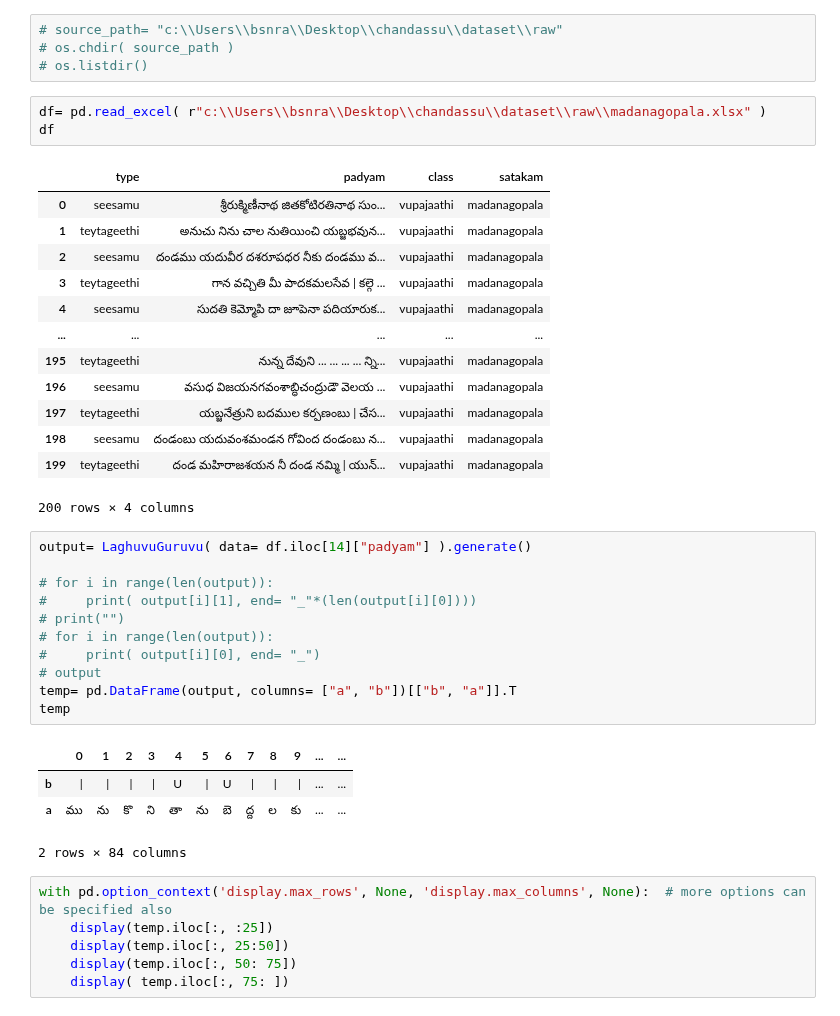
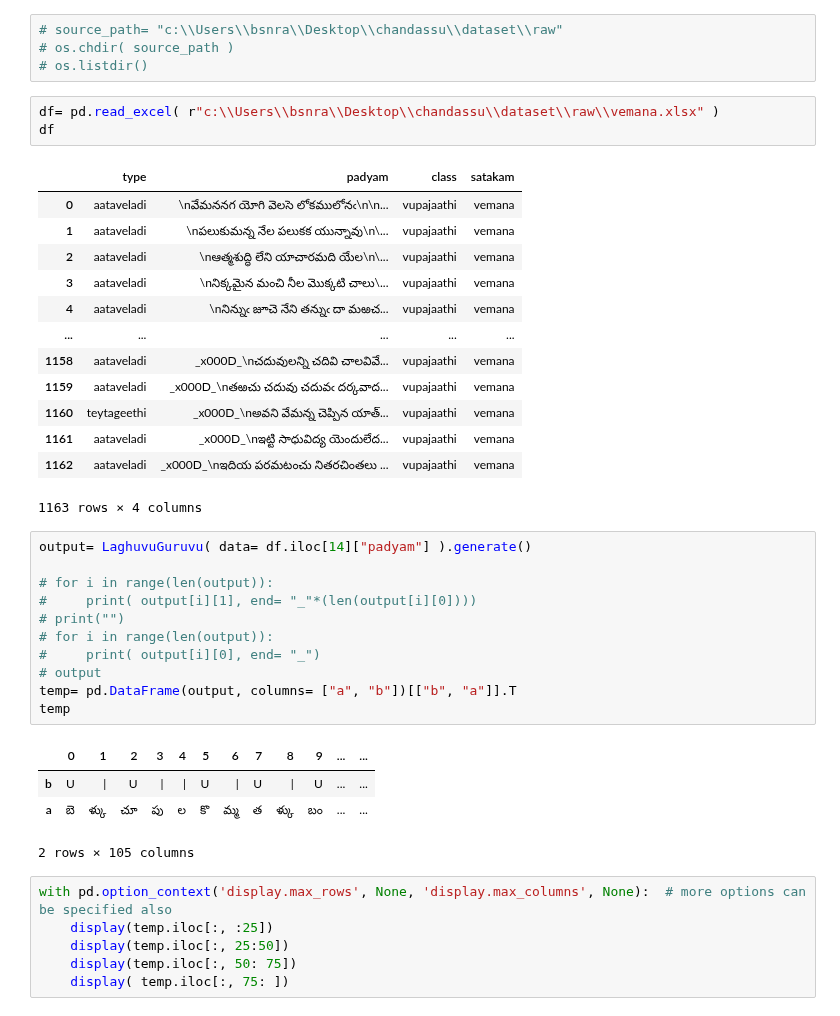
Before and after one commit to BodduSriPavan-111/chandassu, a Jupyter notebook: examples/example.ipynb, the cells around one changed output. Cells and saved outputs as stored; diff of their text form.

```diff
--- a/examples/example.ipynb
+++ b/examples/example.ipynb
@@ -47,22 +47,22 @@ import pandas as pd
 # os.chdir( source_path )
 # os.listdir()
 # %%
-df= pd.read_excel( r"c:\\Users\\bsnra\\Desktop\\chandassu\\dataset\\raw\\madanagopala.xlsx" )
+df= pd.read_excel( r"c:\\Users\\bsnra\\Desktop\\chandassu\\dataset\\raw\\vemana.xlsx" )
 df
 # %% [output]
 |  | type | padyam | class | satakam |
-| 0 | seesamu | శ్రీరుక్మిణీనాథ జితకోటిరతినాథ సుం... | vupajaathi | madanagopala |
-| 1 | teytageethi | అనుచు నిను చాల నుతియించి యబ్జభవున... | vupajaathi | madanagopala |
-| 2 | seesamu | దండము యదువీర దశరూపధర నీకు దండము వ... | vupajaathi | madanagopala |
-| 3 | teytageethi | గాన వచ్చితి మీ పాదకమలసేవ | కల్గె ... | vupajaathi | madanagopala |
-| 4 | seesamu | సుదతి కెమ్మోపి దా జూపెనా పదియారుక... | vupajaathi | madanagopala |
+| 0 | aataveladi | \nవేమననగ యోగి వెలసె లోకములోనఁ\n\n... | vupajaathi | vemana |
+| 1 | aataveladi | \nపలుకుమన్న నేల పలుకక యున్నావు\n\... | vupajaathi | vemana |
+| 2 | aataveladi | \nఆత్మశుద్ధి లేని యాచారమది యేల\n\... | vupajaathi | vemana |
+| 3 | aataveladi | \nనిక్కమైన మంచి నీల మొక్కటి చాలు\... | vupajaathi | vemana |
+| 4 | aataveladi | \nనిన్నుఁ జూచె నేని తన్నుఁ దా మఱచ... | vupajaathi | vemana |
 | ... | ... | ... | ... | ... |
-| 195 | teytageethi | నున్న దేవుని ... ... ... ... న్ని... | vupajaathi | madanagopala |
-| 196 | seesamu | వసుధ విజయనగవంశాబ్ధిచంద్రుడౌ వెలయ ... | vupajaathi | madanagopala |
-| 197 | teytageethi | యబ్జనేత్రుని బదముల కర్పణంబు | చేస... | vupajaathi | madanagopala |
-| 198 | seesamu | దండంబు యదువంశమండన గోవింద దండంబు న... | vupajaathi | madanagopala |
-| 199 | teytageethi | దండ మహిరాజశయన నీ దండ నమ్మి | యున్... | vupajaathi | madanagopala |
+| 1158 | aataveladi | _x000D_\nచదువులన్ని చదివి చాలవివే... | vupajaathi | vemana |
+| 1159 | aataveladi | _x000D_\nతఱచు చదువు చదువఁ దర్కవాద... | vupajaathi | vemana |
+| 1160 | teytageethi | _x000D_\nఅవని వేమన్న చెప్పిన యాత్... | vupajaathi | vemana |
+| 1161 | aataveladi | _x000D_\nఇట్టి సాధువిద్య యెందులేద... | vupajaathi | vemana |
+| 1162 | aataveladi | _x000D_\nఇదియ పరమటంచు నితరచింతలు ... | vupajaathi | vemana |
-200 rows × 4 columns
+1163 rows × 4 columns
 # %%
 output= LaghuvuGuruvu( data= df.iloc[14]["padyam"] ).generate()
 
@@ -76,9 +76,9 @@ temp= pd.DataFrame(output, columns= ["a", "b"])[["b", "a"]].T
 temp
 # %% [output]
 |  | 0 | 1 | 2 | 3 | 4 | 5 | 6 | 7 | 8 | 9 | ... | ... |
-| b | | | | | | | | | U | | | U | | | | | | | ... | ... |
-| a | ము | ను | కొ | ని | తా | ను | బె | ద్ద | ల | కు | ... | ... |
+| b | U | | | U | | | | | U | | | U | | | U | ... | ... |
+| a | బె | ళ్కు | చూ | పు | ల | కొ | మ్మ | త | ళ్కు | బం | ... | ... |
-2 rows × 84 columns
+2 rows × 105 columns
 # %%
 with pd.option_context('display.max_rows', None, 'display.max_columns', None):  # more options can be specified also
     display(temp.iloc[:, :25])
```
Also changed, not shown: parts of 8 cells of this notebook, 8 other files.
